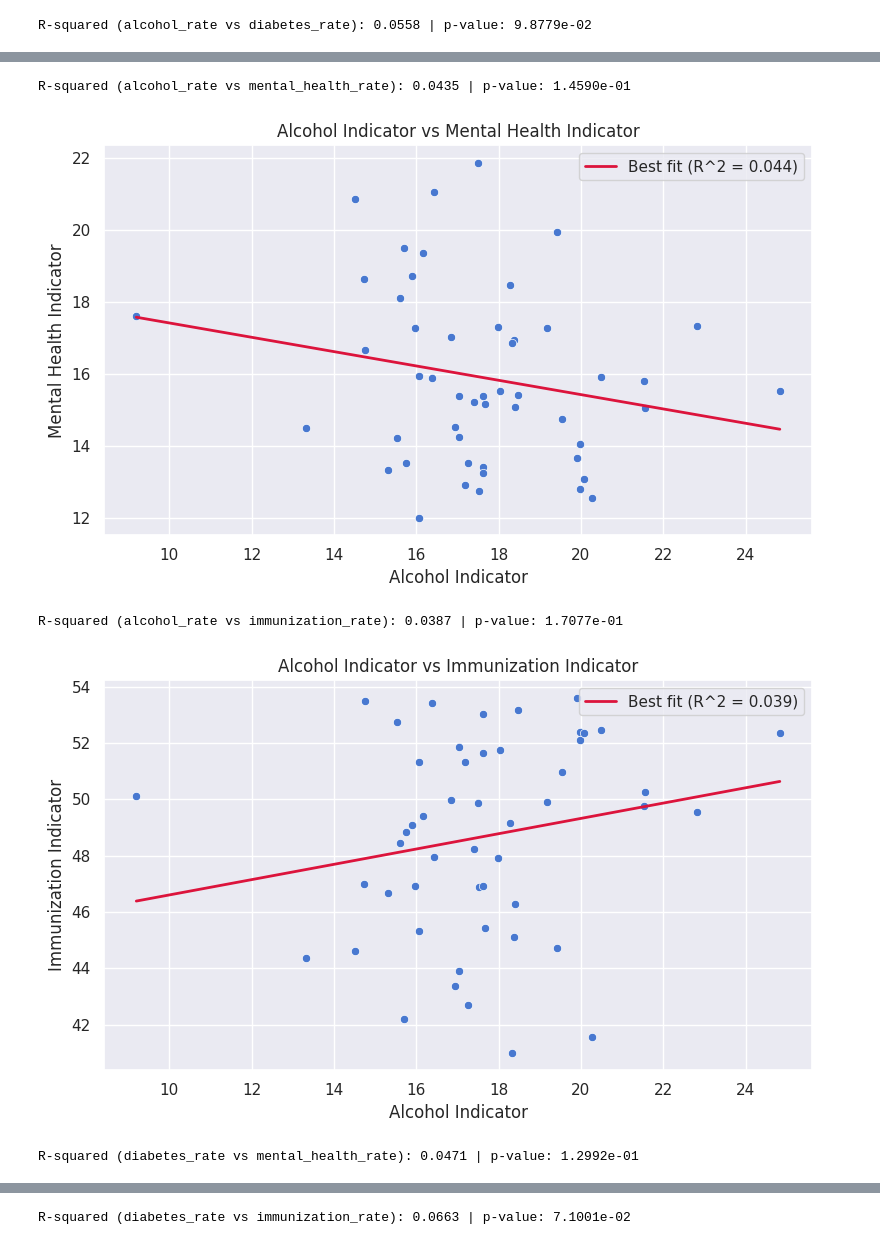
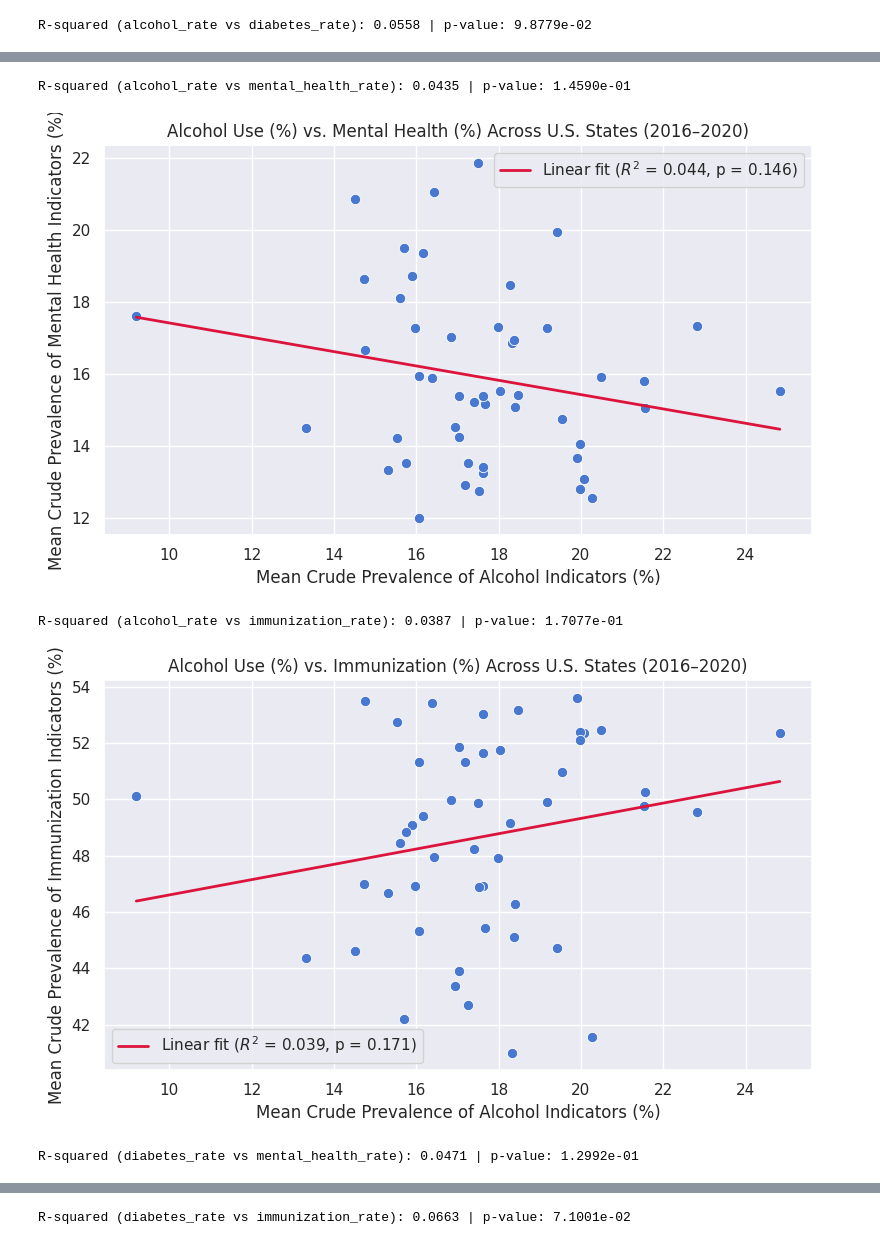
Before and after one commit to eldashatro4/state-of-health, a Jupyter notebook: eda_base_dataset/eda_Saifullah.ipynb, the cells around one changed output, grey strips where cells are left out. Saved outputs shown, nothing was run; the diff lists cells and outputs as text; code cells hidden in the pictures.

```diff
--- a/eda_base_dataset/eda_Saifullah.ipynb
+++ b/eda_base_dataset/eda_Saifullah.ipynb
@@ -1,14 +0,0 @@
-# %%
-%%capture
-!unzip cleaned_base_cdi.zip
-!pip install -q pyspark seaborn scipy
-
-# Create a SparkSession
-from pyspark.sql import SparkSession
-spark = SparkSession.builder \
-    .appName("StateOfHealthEDA") \
-    .getOrCreate()
-
-# Read the cleaned_base_cdi Parquet directory
-file_path = "./cleaned_base_cdi"
-df = spark.read.parquet(file_path)
@@ -198,34 +184,36 @@ plt.show()
 # %%
-# Pairwise scatter plots with linear regression trendlines (6 pairs across 4 metrics)
+# Pairwise scatter plots with descriptive axis labels and linear regression lines
 for i in range(len(aliases)):
-  for j in range(i + 1, len(aliases)):
-    x_col, y_col = aliases[i], aliases[j]
-    x_lbl, y_lbl = labels[i], labels[j]
-    pair_df = pdf[[x_col, y_col]].dropna()
-    if len(pair_df) < 2:
-      continue
+    for j in range(i + 1, len(aliases)):
+        x_col, y_col = aliases[i], aliases[j]
+        x_ax_lbl, y_ax_lbl = axis_labels[i], axis_labels[j]
+        x_short, y_short = short_labels[i].replace("\n", " "), short_labels[j].replace("\n", " ")
 
-    res = stats.linregress(pair_df[x_col], pair_df[y_col])
-    r_squared = res.rvalue**2
-    x_line = np.linspace(pair_df[x_col].min(), pair_df[x_col].max(), 200)
-    y_line = res.slope * x_line + res.intercept
+        pair_df = pdf[[x_col, y_col]].dropna()
+        if len(pair_df) < 2:
+            continue
 
-    print(f"R-squared ({x_col} vs {y_col}): {r_squared:.4f} | p-value: {res.pvalue:.4e}")
+        res = stats.linregress(pair_df[x_col], pair_df[y_col])
+        r_squared = res.rvalue ** 2
+        x_line = np.linspace(pair_df[x_col].min(), pair_df[x_col].max(), 200)
+        y_line = res.slope * x_line + res.intercept
 
-    plt.figure(figsize=(8, 5))
-    sns.scatterplot(data=pair_df, x=x_col, y=y_col)
-    plt.plot(
-        x_line,
-        y_line,
-        color="crimson",
-        linewidth=2,
-        label=f"Best fit (R^2 = {r_squared:.3f})",
-    )
-    plt.title(f"{x_lbl} vs {y_lbl}")
-    plt.xlabel(x_lbl)
-    plt.ylabel(y_lbl)
-    plt.legend()
-    plt.tight_layout()
-    plt.show()
+        print(f"R-squared ({x_col} vs {y_col}): {r_squared:.4f} | p-value: {res.pvalue:.4e}")
+
+        plt.figure(figsize=(8, 5))
+        sns.scatterplot(data=pair_df, x=x_col, y=y_col, s=55)
+        plt.plot(
+            x_line,
+            y_line,
+            color="crimson",
+            linewidth=2,
+            label=f"Linear fit ($R^2$ = {r_squared:.3f}, p = {res.pvalue:.3f})",
+        )
+        plt.title(f"{x_short} vs. {y_short} Across U.S. States (2016–2020)")
+        plt.xlabel(x_ax_lbl)
+        plt.ylabel(y_ax_lbl)
+        plt.legend()
+        plt.tight_layout()
+        plt.show()
 # %% [output]
 R-squared (alcohol_rate vs diabetes_rate): 0.0558 | p-value: 9.8779e-02
@@ -233,5 +221,5 @@ R-squared (alcohol_rate vs diabetes_rate): 0.0558 | p-value: 9.8779e-02
 R-squared (alcohol_rate vs mental_health_rate): 0.0435 | p-value: 1.4590e-01
-[figure, old version]
+[figure, new version]
 R-squared (alcohol_rate vs immunization_rate): 0.0387 | p-value: 1.7077e-01
-[figure, old version]
+[figure, new version]
 R-squared (diabetes_rate vs mental_health_rate): 0.0471 | p-value: 1.2992e-01
```
Also changed, not shown: parts of 12 cells of this notebook.
